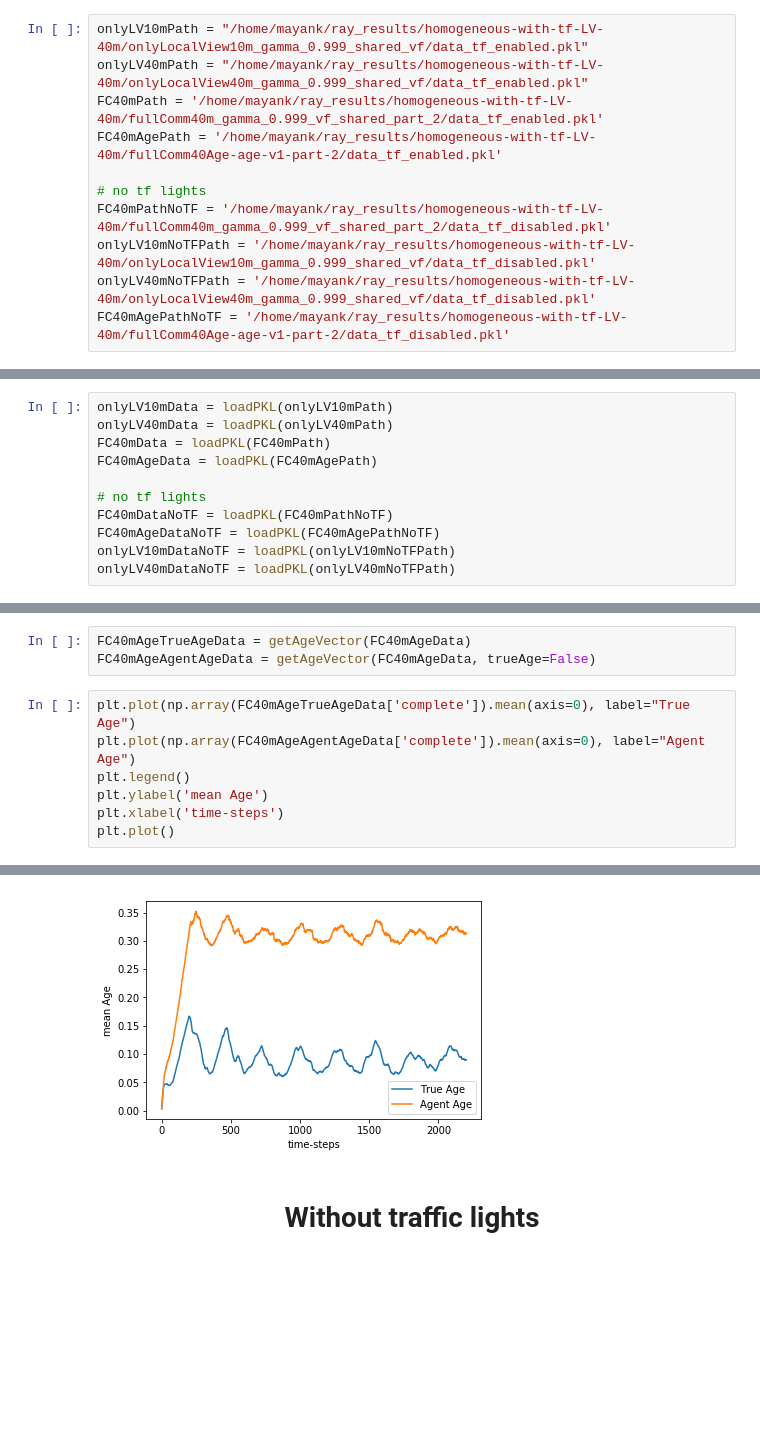
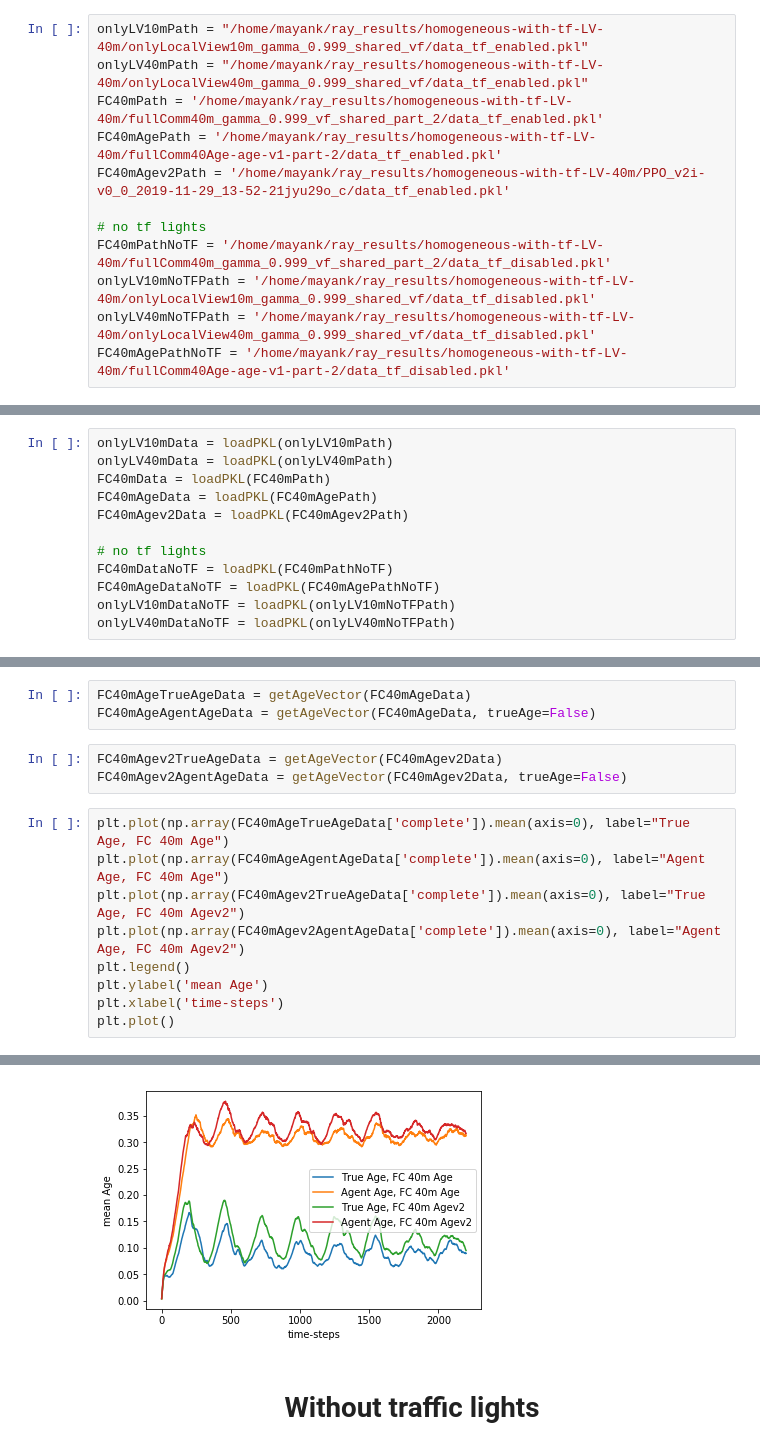
Before and after one commit to mynkpl1998/upgraded-octo-lamp, a Jupyter notebook: extras/analysis/homogeneous-with-tf.ipynb, the cells around one changed output, grey strips where cells are left out. Saved outputs shown, nothing was run; the diff lists cells and outputs as text; blank space fills up the shorter version.

```diff
--- a/extras/analysis/homogeneous-with-tf.ipynb
+++ b/extras/analysis/homogeneous-with-tf.ipynb
@@ -16,6 +16,7 @@ onlyLV10mPath = "/home/mayank/ray_results/homogeneous-with-tf-LV-40m/onlyLocalVi
 onlyLV40mPath = "/home/mayank/ray_results/homogeneous-with-tf-LV-40m/onlyLocalView40m_gamma_0.999_shared_vf/data_tf_enabled.pkl"
 FC40mPath = '/home/mayank/ray_results/homogeneous-with-tf-LV-40m/fullComm40m_gamma_0.999_vf_shared_part_2/data_tf_enabled.pkl'
 FC40mAgePath = '/home/mayank/ray_results/homogeneous-with-tf-LV-40m/fullComm40Age-age-v1-part-2/data_tf_enabled.pkl'
+FC40mAgev2Path = '/home/mayank/ray_results/homogeneous-with-tf-LV-40m/PPO_v2i-v0_0_2019-11-29_13-52-21jyu29o_c/data_tf_enabled.pkl'
 
 # no tf lights
 FC40mPathNoTF = '/home/mayank/ray_results/homogeneous-with-tf-LV-40m/fullComm40m_gamma_0.999_vf_shared_part_2/data_tf_disabled.pkl'
@@ -29,6 +30,7 @@ onlyLV10mData = loadPKL(onlyLV10mPath)
 onlyLV40mData = loadPKL(onlyLV40mPath)
 FC40mData = loadPKL(FC40mPath)
 FC40mAgeData = loadPKL(FC40mAgePath)
+FC40mAgev2Data = loadPKL(FC40mAgev2Path)
 
 # no tf lights
 FC40mDataNoTF = loadPKL(FC40mPathNoTF)
@@ -314,16 +331,21 @@ def getAgeVector(dataDict, trueAge=True):
 # %%
 FC40mAgeTrueAgeData = getAgeVector(FC40mAgeData)
 FC40mAgeAgentAgeData = getAgeVector(FC40mAgeData, trueAge=False)
+# %%
+FC40mAgev2TrueAgeData = getAgeVector(FC40mAgev2Data)
+FC40mAgev2AgentAgeData = getAgeVector(FC40mAgev2Data, trueAge=False)
 # %%
-plt.plot(np.array(FC40mAgeTrueAgeData['complete']).mean(axis=0), label="True Age")
-plt.plot(np.array(FC40mAgeAgentAgeData['complete']).mean(axis=0), label="Agent Age")
+plt.plot(np.array(FC40mAgeTrueAgeData['complete']).mean(axis=0), label="True Age, FC 40m Age")
+plt.plot(np.array(FC40mAgeAgentAgeData['complete']).mean(axis=0), label="Agent Age, FC 40m Age")
+plt.plot(np.array(FC40mAgev2TrueAgeData['complete']).mean(axis=0), label="True Age, FC 40m Agev2")
+plt.plot(np.array(FC40mAgev2AgentAgeData['complete']).mean(axis=0), label="Agent Age, FC 40m Agev2")
 plt.legend()
 plt.ylabel('mean Age')
 plt.xlabel('time-steps')
 plt.plot()
 # %% [output]
 []
-[figure, old version]
+[figure, new version]
 # %% [markdown]
 <h1 align="center"> Without traffic lights </h1>
 # %% [markdown]
```
Also changed, not shown: parts of 8 cells of this notebook, 2 other files.
